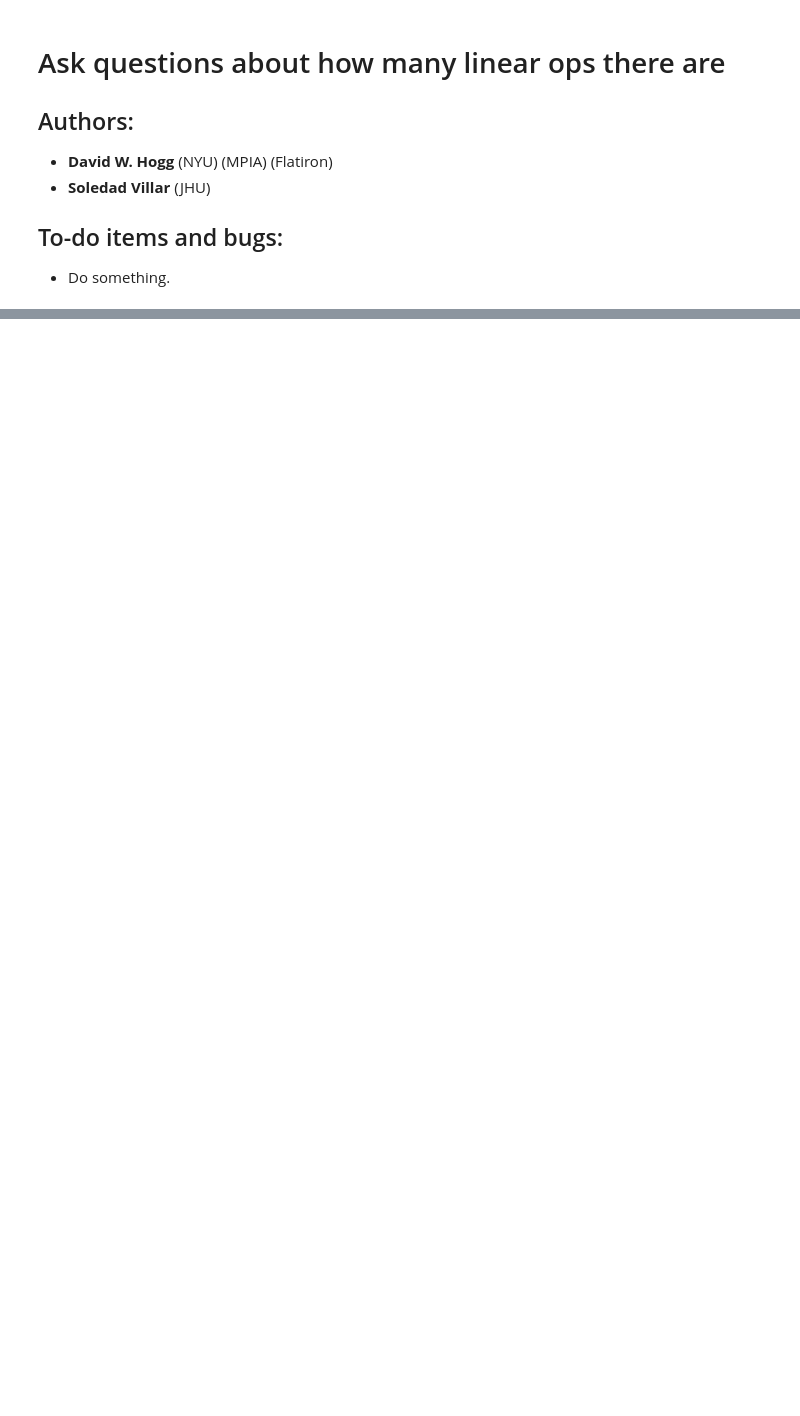
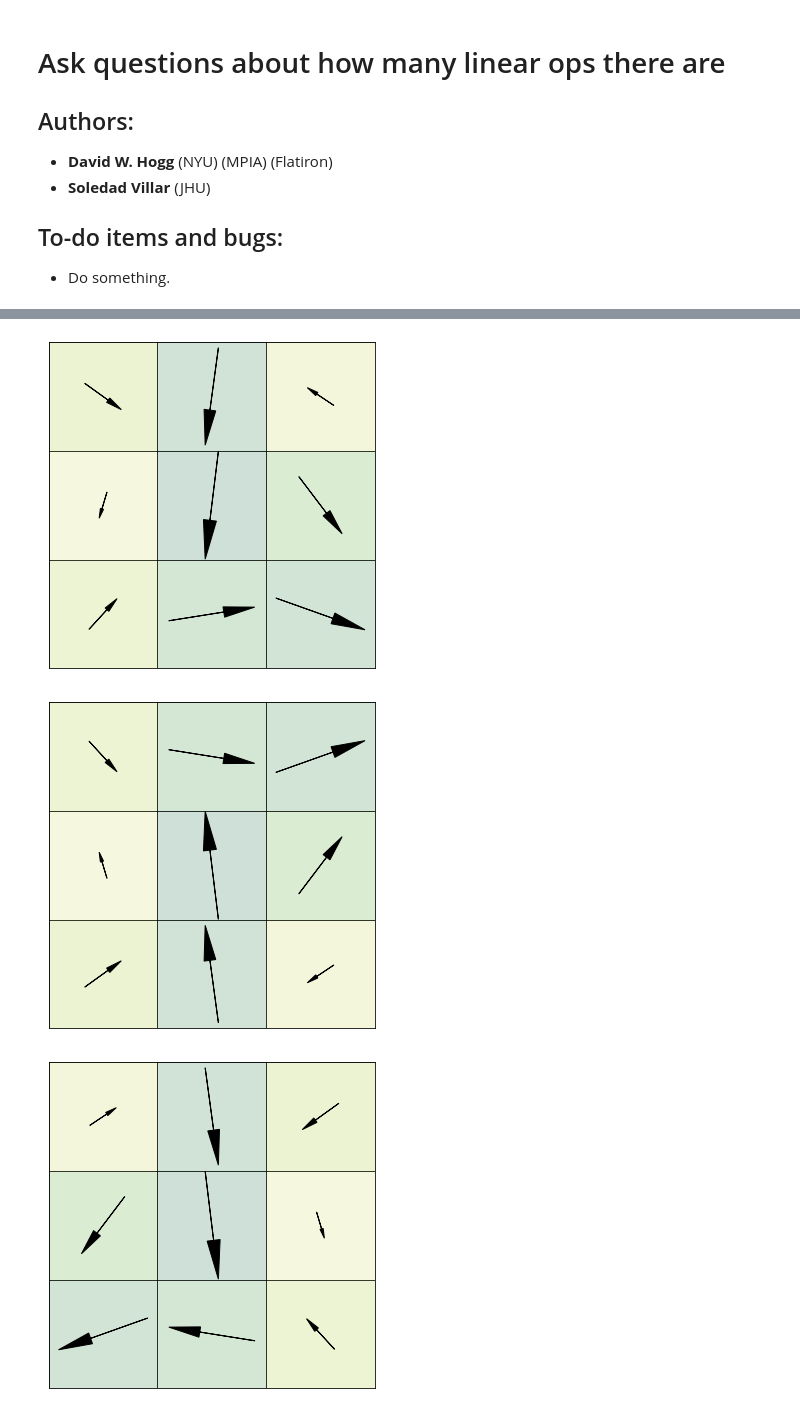
Before and after one commit to WilsonGregory/ginjax, a Jupyter notebook: notebooks/how_many_linear_operations.ipynb, the cells around one changed output, grey strips where cells are left out. Cells and saved outputs as stored; diff of their text form; code cells hidden in the pictures; blank space fills up the shorter version.

```diff
--- a/notebooks/how_many_linear_operations.ipynb
+++ b/notebooks/how_many_linear_operations.ipynb
@@ -108,0 +135,8 @@ print("there are", np.sum(s > geom.TINY), "different images")
+# %%
+first_func = v[0].reshape((3,3,2))
+for op in group_operators:
+    utils.plot_image(vector_image.times_group_element(op))
+# %% [output]
+[figure, added]
+[figure, added]
+[figure, added]
```
Also changed, not shown: parts of 10 cells of this notebook, 3 other files.
